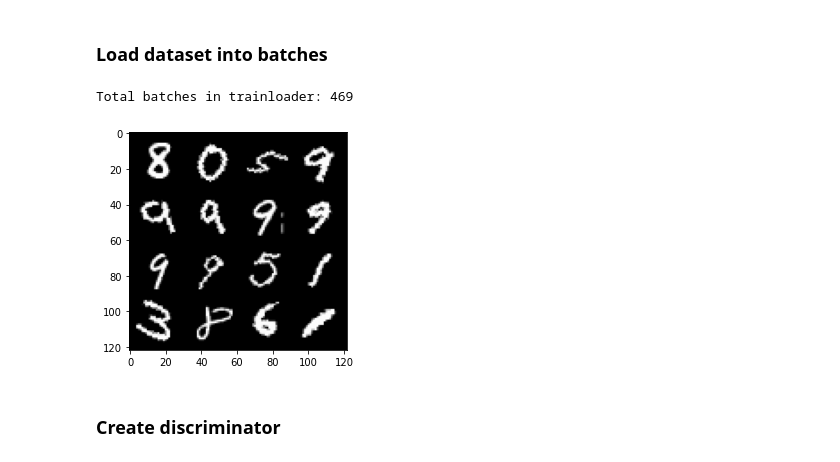
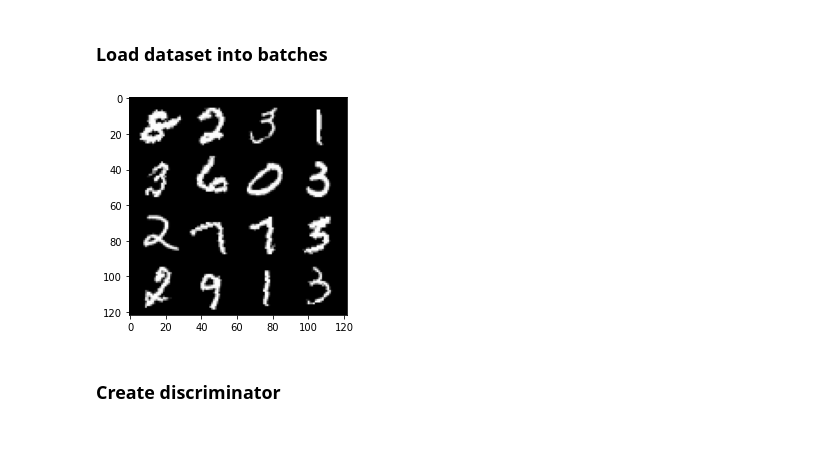
Before and after one commit to fernandocfbf/generative-adversarial-network, a Jupyter notebook: src/main.ipynb, the cells around one changed output. Saved outputs shown, nothing was run; the diff lists cells and outputs as text; code cells hidden in the pictures.

```diff
--- a/src/main.ipynb
+++ b/src/main.ipynb
@@ -54,14 +55,12 @@ plt.show()
 ### Load dataset into batches
 # %%
 trainloader = DataLoader(trainset, batch_size=BATCH_SIZE, shuffle=True)
-# %%
-print("Total batches in trainloader: {0}".format(len(trainloader)))
-# %% [output]
-Total batches in trainloader: 469
-# %%
-show_tensor_images(trainloader)
-# %% [output]
-[figure, removed]
+# %%
+dataiter = iter(trainloader)
+images, _ = dataiter.next()
+show_tensor_images(images)
+# %% [output]
+[figure, added]
 # %% [markdown]
 ### Create discriminator
 # %%
```
Also changed, not shown: parts of 7 cells of this notebook, 3 other files.
